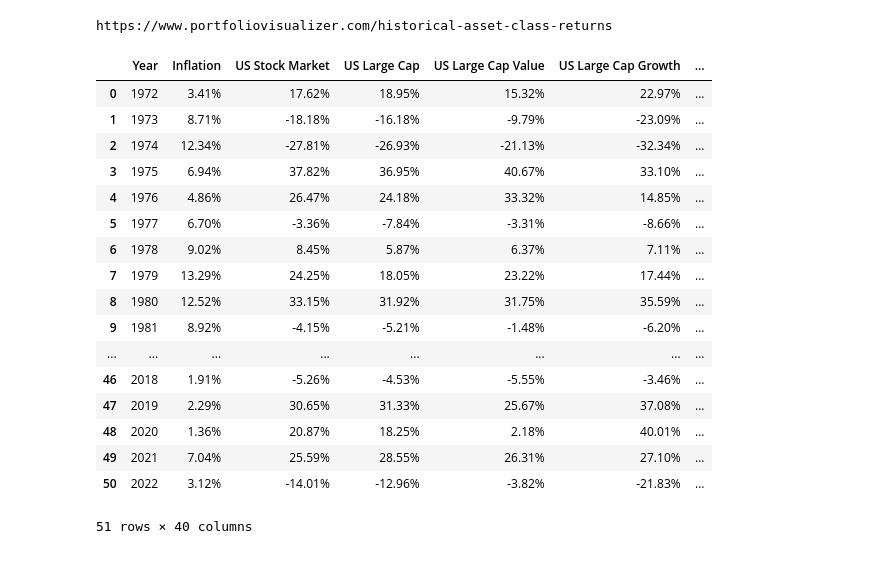
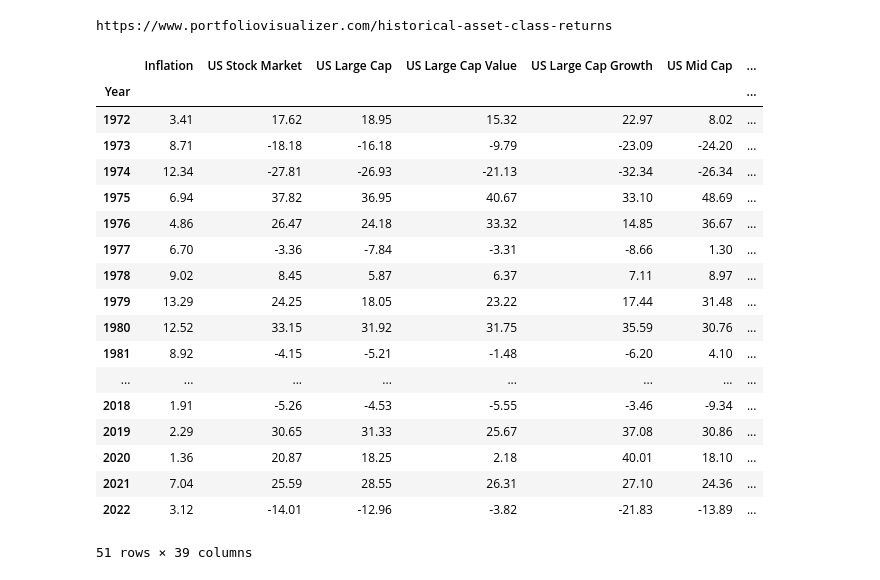
Before and after one commit to dbogatic/market_valuation, a Jupyter notebook: asset_class_returns.ipynb, the cells around one changed output. Drawn from its saved outputs; the diff is of its cells as text; code cells hidden in the pictures.

Commit message:
clean asset class returns data

```diff
--- a/asset_class_returns.ipynb
+++ b/asset_class_returns.ipynb
@@ -21,27 +22,32 @@ html = soup(webpage, "html.parser")
 # %% [output]
 https://www.portfoliovisualizer.com/historical-asset-class-returns
 # %%
-# Obtain data from the Asset Class Returns table (drop last comment row)
+# Obtain data from the Asset Class Returns table (drop last comment row), set Year as datetime, convert values to float
 asset_class_returns = pd.read_html(str(html), attrs = {'class':'table table-striped table-condensed stickyHeaders'})[0]
 asset_class_returns = pd.DataFrame(asset_class_returns).drop(asset_class_returns.index[-1])
+asset_class_returns['Year'] = asset_class_returns['Year'].astype('string')
+asset_class_returns['Year'] = pd.to_datetime(asset_class_returns['Year']).dt.year
+asset_class_returns = asset_class_returns.set_index('Year')
+asset_class_returns =  asset_class_returns.replace('%','', regex=True).astype('float')
 asset_class_returns.to_csv('resources/asset_class_returns.csv')
 asset_class_returns
 # %% [output]
-|  | Year | Inflation | US Stock Market | US Large Cap | US Large Cap Value | US Large Cap Growth | ... |
-| 0 | 1972 | 3.41% | 17.62% | 18.95% | 15.32% | 22.97% | ... |
-| 1 | 1973 | 8.71% | -18.18% | -16.18% | -9.79% | -23.09% | ... |
-| 2 | 1974 | 12.34% | -27.81% | -26.93% | -21.13% | -32.34% | ... |
-| 3 | 1975 | 6.94% | 37.82% | 36.95% | 40.67% | 33.10% | ... |
-| 4 | 1976 | 4.86% | 26.47% | 24.18% | 33.32% | 14.85% | ... |
-| 5 | 1977 | 6.70% | -3.36% | -7.84% | -3.31% | -8.66% | ... |
-| 6 | 1978 | 9.02% | 8.45% | 5.87% | 6.37% | 7.11% | ... |
-| 7 | 1979 | 13.29% | 24.25% | 18.05% | 23.22% | 17.44% | ... |
-| 8 | 1980 | 12.52% | 33.15% | 31.92% | 31.75% | 35.59% | ... |
-| 9 | 1981 | 8.92% | -4.15% | -5.21% | -1.48% | -6.20% | ... |
+|  | Inflation | US Stock Market | US Large Cap | US Large Cap Value | US Large Cap Growth | US Mid Cap | ... |
+| Year |  |  |  |  |  |  | ... |
+| 1972 | 3.41 | 17.62 | 18.95 | 15.32 | 22.97 | 8.02 | ... |
+| 1973 | 8.71 | -18.18 | -16.18 | -9.79 | -23.09 | -24.20 | ... |
+| 1974 | 12.34 | -27.81 | -26.93 | -21.13 | -32.34 | -26.34 | ... |
+| 1975 | 6.94 | 37.82 | 36.95 | 40.67 | 33.10 | 48.69 | ... |
+| 1976 | 4.86 | 26.47 | 24.18 | 33.32 | 14.85 | 36.67 | ... |
+| 1977 | 6.70 | -3.36 | -7.84 | -3.31 | -8.66 | 1.30 | ... |
+| 1978 | 9.02 | 8.45 | 5.87 | 6.37 | 7.11 | 8.97 | ... |
+| 1979 | 13.29 | 24.25 | 18.05 | 23.22 | 17.44 | 31.48 | ... |
+| 1980 | 12.52 | 33.15 | 31.92 | 31.75 | 35.59 | 30.76 | ... |
+| 1981 | 8.92 | -4.15 | -5.21 | -1.48 | -6.20 | 4.10 | ... |
 | ... | ... | ... | ... | ... | ... | ... | ... |
-| 46 | 2018 | 1.91% | -5.26% | -4.53% | -5.55% | -3.46% | ... |
-| 47 | 2019 | 2.29% | 30.65% | 31.33% | 25.67% | 37.08% | ... |
-| 48 | 2020 | 1.36% | 20.87% | 18.25% | 2.18% | 40.01% | ... |
-| 49 | 2021 | 7.04% | 25.59% | 28.55% | 26.31% | 27.10% | ... |
-| 50 | 2022 | 3.12% | -14.01% | -12.96% | -3.82% | -21.83% | ... |
+| 2018 | 1.91 | -5.26 | -4.53 | -5.55 | -3.46 | -9.34 | ... |
+| 2019 | 2.29 | 30.65 | 31.33 | 25.67 | 37.08 | 30.86 | ... |
+| 2020 | 1.36 | 20.87 | 18.25 | 2.18 | 40.01 | 18.10 | ... |
+| 2021 | 7.04 | 25.59 | 28.55 | 26.31 | 27.10 | 24.36 | ... |
+| 2022 | 3.12 | -14.01 | -12.96 | -3.82 | -21.83 | -13.89 | ... |
-51 rows × 40 columns
+51 rows × 39 columns
```
Also changed, not shown: parts of 2 cells of this notebook, 1 other file.
